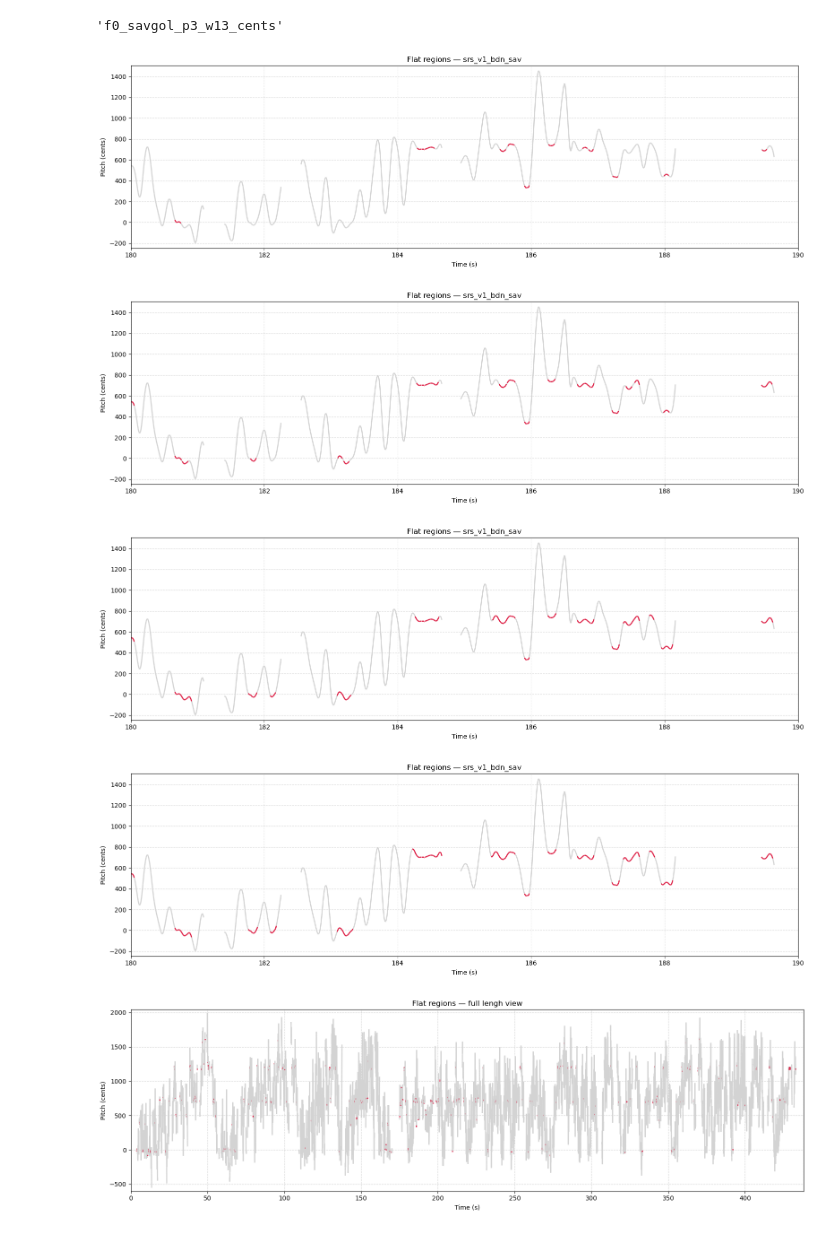
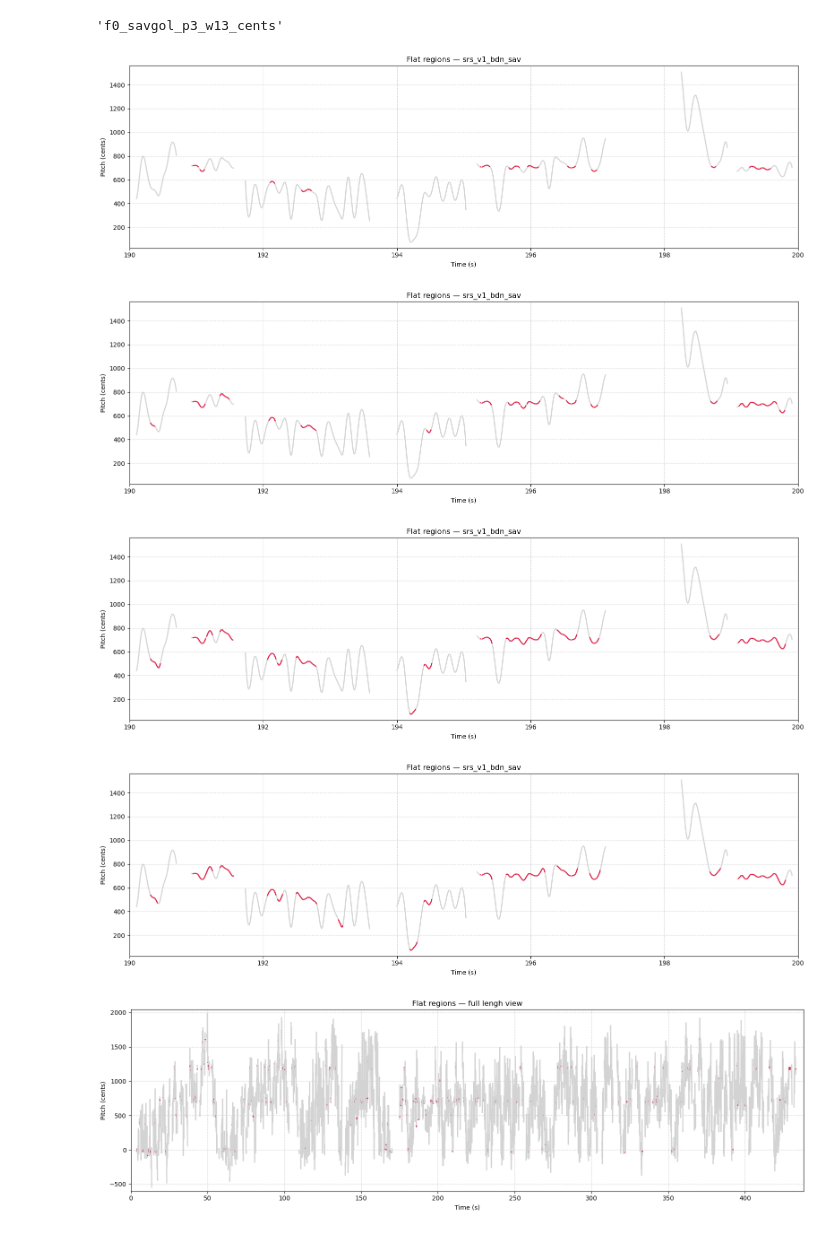
Before and after one commit to llsol/CSISD, a Jupyter notebook: notebooks/00_exploration/flatness.ipynb, the cells around one changed output. Drawn from its saved outputs; the diff is of its cells as text; code cells hidden in the pictures.

```diff
--- a/notebooks/00_exploration/flatness.ipynb
+++ b/notebooks/00_exploration/flatness.ipynb
@@ -72,7 +80,7 @@ from src.io.annotation_io import load_annotations
 from src.annotations.svara import attach_svara_annotations_to_pitch
 
 t_min = float(df.select(pl.col(S.TIME_COL).min()).item())
-t0 = t_min + 180.0
+t0 = t_min + 190.0
 t1 = t0 + 10.0
 
 recording_id = S.CURRENT_PIECE
@@ -94,37 +102,37 @@ for tolerance_cents in TOLERANCE_CENTS_LIST:
         annotation_type="svara",
 
     )
 
     df = attach_svara_annotations_to_pitch(df, df_svaras)
 
     df = extract_flat_regions(
         df,
         time_col=S.TIME_COL,
         pitch_col=pitch_col,
         pitch_unit="cents",
         candidate_col=S.CANDIDATE_COL,   # si no existeix, es crearà dins la funció
         out_col=S.STABLE_COL,
         min_duration_sec=S.MIN_STABLE_DURATION_SEC,
         cent_tolerance=tolerance_cents,
         d1_threshold=d1_threshold,
         abs_deriv1_col=getattr(S, "ABS_DERIV1_COL", None),  # opcional per debug
         verbose=False,
     )
 
     plot_pitch_with_flat_regions(
         df,
         time_col=S.TIME_COL,
         pitch_col=pitch_col,
         stable_col=S.STABLE_COL,
         time_range=(t0, t1),
         title=f"Flat regions — {recording_id}",
         pitch_unit="cents" if pitch_col.endswith("_cents") else "hz",
     )
 # %% [output]
-[figure, old version]
+[figure, new version]
-[figure, old version]
+[figure, new version]
-[figure, old version]
+[figure, new version]
-[figure, old version]
+[figure, new version]
 # %%
 from src.utils.plot import plot_pitch_with_flat_regions
 
```
Also changed, not shown: parts of 8 cells of this notebook, 4 other files.
